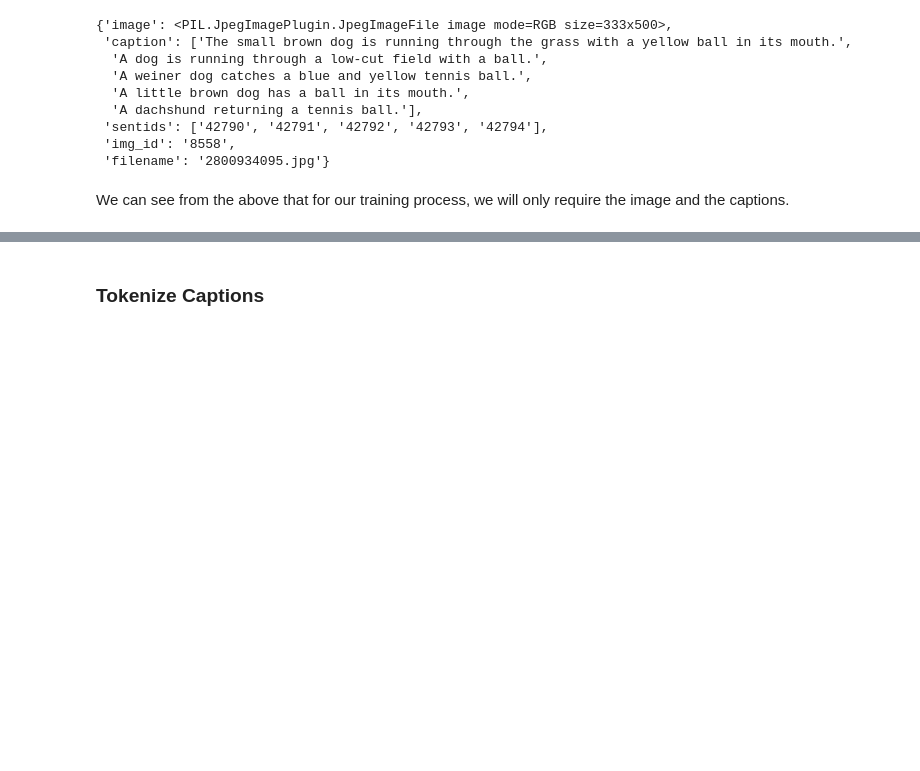
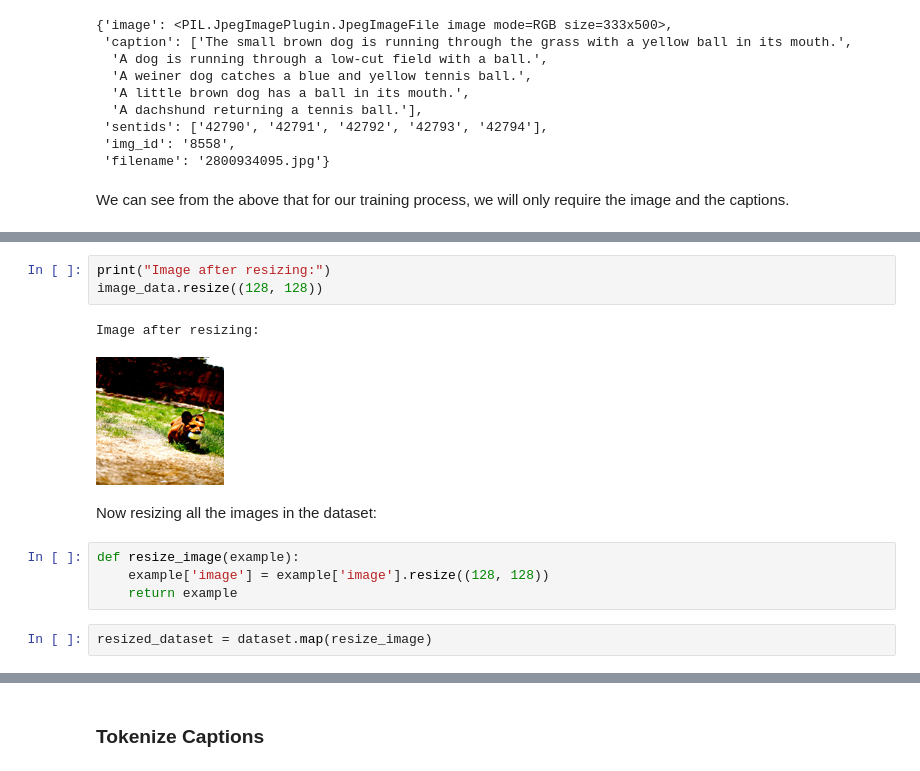
Before and after one commit to rkaushick-neu/clip, a Jupyter notebook: multi_modal_clip.ipynb, the cells around one changed output, grey strips where cells are left out. Drawn from its saved outputs; the diff is of its cells as text; blank space fills up the shorter version.

```diff
--- a/multi_modal_clip.ipynb
+++ b/multi_modal_clip.ipynb
@@ -214,0 +244,14 @@ We can see from the above that for our training process, we will only require th
+# %%
+print("Image after resizing:")
+image_data.resize((128, 128))
+# %% [output]
+Image after resizing:
+[figure, added]
+# %% [markdown]
+Now resizing all the images in the dataset:
+# %%
+def resize_image(example):
+    example['image'] = example['image'].resize((128, 128))
+    return example
+# %%
+resized_dataset = dataset.map(resize_image)
```
Also changed, not shown: parts of 31 cells of this notebook.
